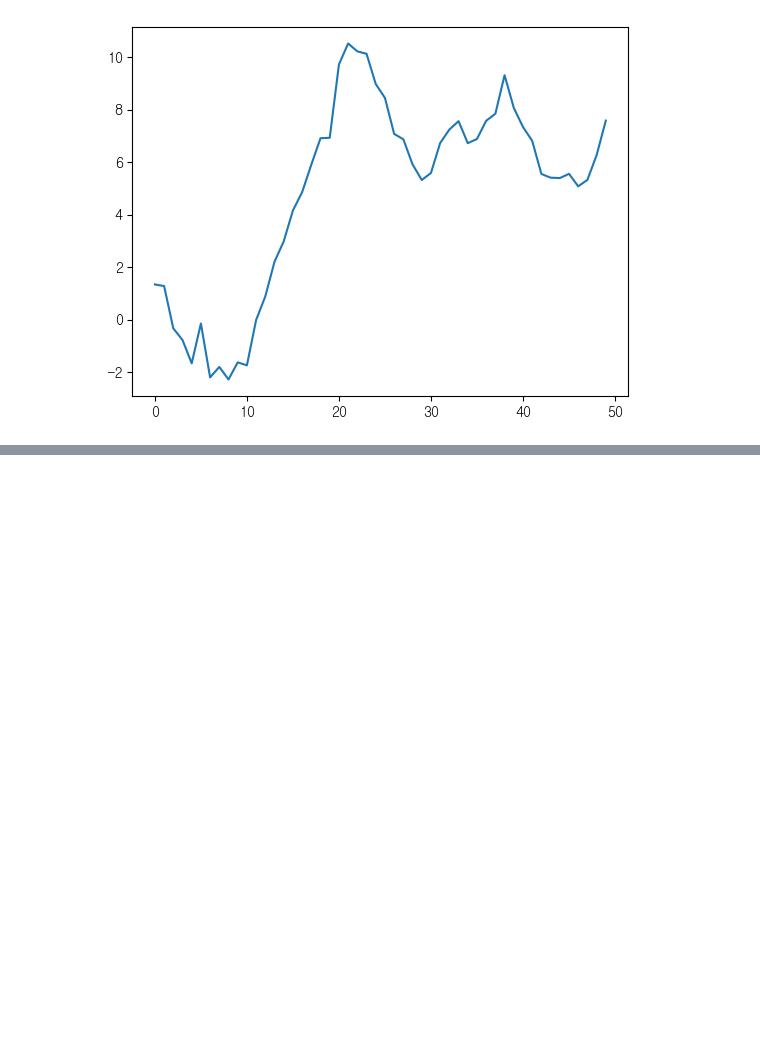
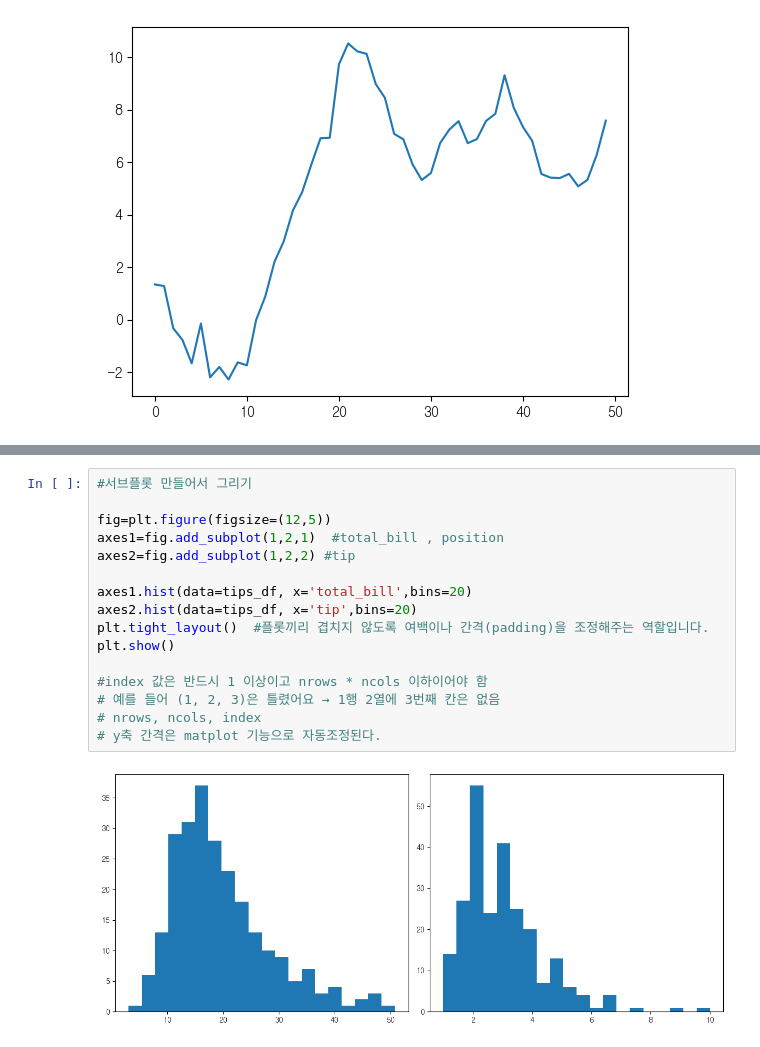
Before and after one commit to minsangggg/hipython_rep, a Jupyter notebook: Study/20.데이터 시각화.ipynb, the cells around one changed output, grey strips where cells are left out. Drawn from its saved outputs; the diff is of its cells as text; blank space fills up the shorter version.

```diff
--- a/Study/20.데이터 시각화.ipynb
+++ b/Study/20.데이터 시각화.ipynb
@@ -201,0 +249,18 @@ plt.hist( np.random.randn(100), bins=20, color='k')
+# %%
+#서브플롯 만들어서 그리기
+
+fig=plt.figure(figsize=(12,5))
+axes1=fig.add_subplot(1,2,1)  #total_bill , position
+axes2=fig.add_subplot(1,2,2) #tip
+
+axes1.hist(data=tips_df, x='total_bill',bins=20)
+axes2.hist(data=tips_df, x='tip',bins=20)
+plt.tight_layout()  #플롯끼리 겹치지 않도록 여백이나 간격(padding)을 조정해주는 역할입니다.
+plt.show()
+
+#index 값은 반드시 1 이상이고 nrows * ncols 이하이어야 함
+# 예를 들어 (1, 2, 3)은 틀렸어요 → 1행 2열에 3번째 칸은 없음
+# nrows, ncols, index
+# y축 간격은 matplot 기능으로 자동조정된다.
+# %% [output]
+[figure, added]
```
Also changed, not shown: parts of 25 cells of this notebook, 3 other files.
